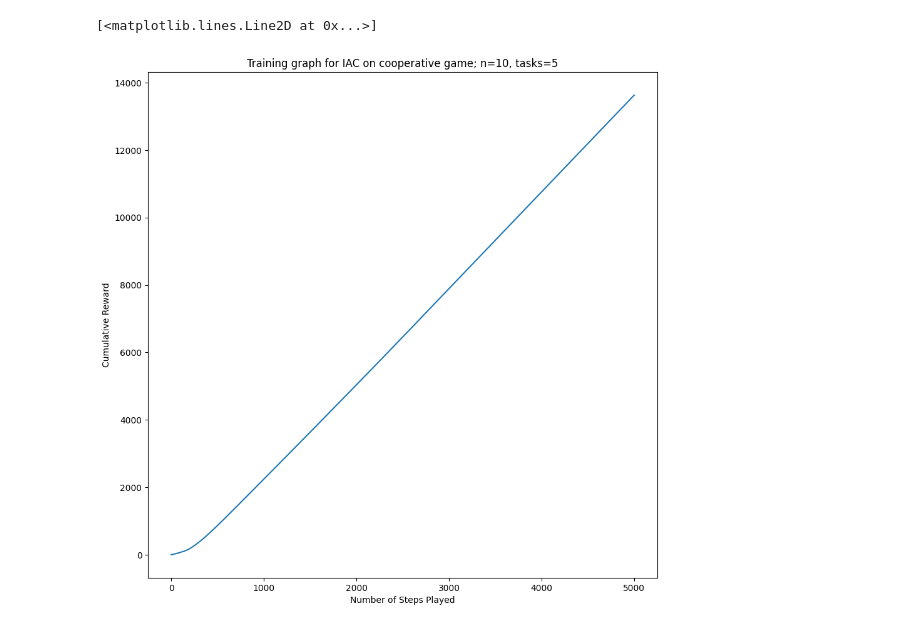
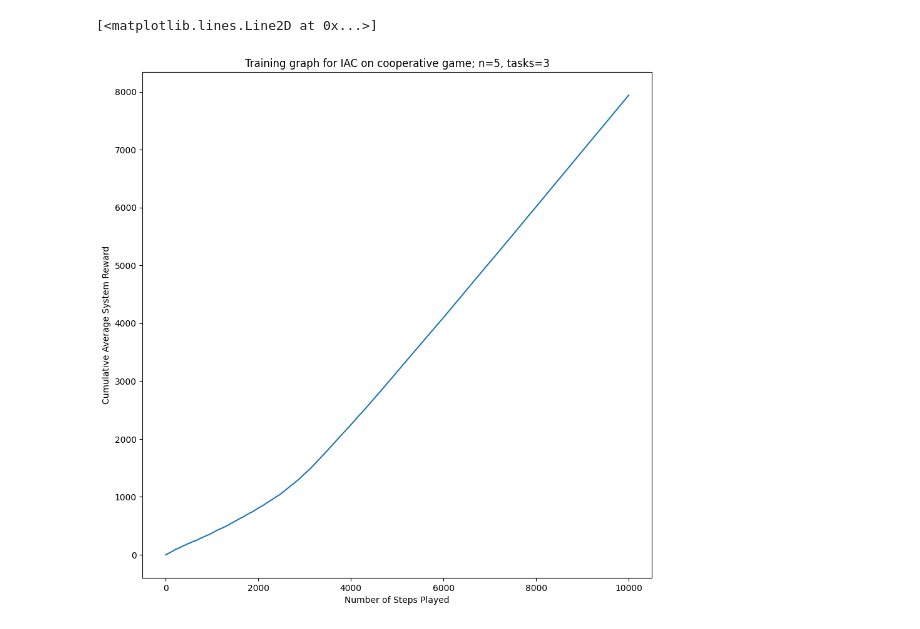
Before and after one commit to akhimoche/coop-form-marl, a Jupyter notebook: driver_code.ipynb, the cells around one changed output. Saved outputs shown, nothing was run; the diff lists cells and outputs as text; code cells hidden in the pictures.

```diff
--- a/driver_code.ipynb
+++ b/driver_code.ipynb
@@ -9,7 +8,7 @@ import tensorflow as tf
 # %%
 # Set constant hyperparameters
-n = 10
-tasks = 5
-num_of_sims = 10
-step_limit = 5000
+n = 5
+num_of_tasks  = 3
+num_of_sims = 1
+step_limit = 10000
 # %%
@@ -100,14 +67,14 @@ Starting training simulation 9:
 # %%
 b = np.mean(steps_to_complete, axis=0)
 s_dev = np.std(steps_to_complete, axis=0)
 plt.xlabel('Number of Steps Played')
-plt.ylabel('Cumulative Reward')
-plt.title(f'Training graph for IAC on cooperative game; n={n}, tasks={tasks}')
+plt.ylabel('Cumulative Average System Reward')
+plt.title(f'Training graph for IAC on cooperative game; n={n}, tasks={num_of_tasks}')
 fig = plt.gcf()
 fig.set_size_inches(10.5, 10.5)
 plt.plot(b)
 # %% [output]
 [<matplotlib.lines.Line2D at 0x...>]
-[figure, old version]
+[figure, new version]
 # %%
 plt.xlabel('Number of Steps Played')
```
Also changed, not shown: parts of 8 cells of this notebook, 28 other files.
